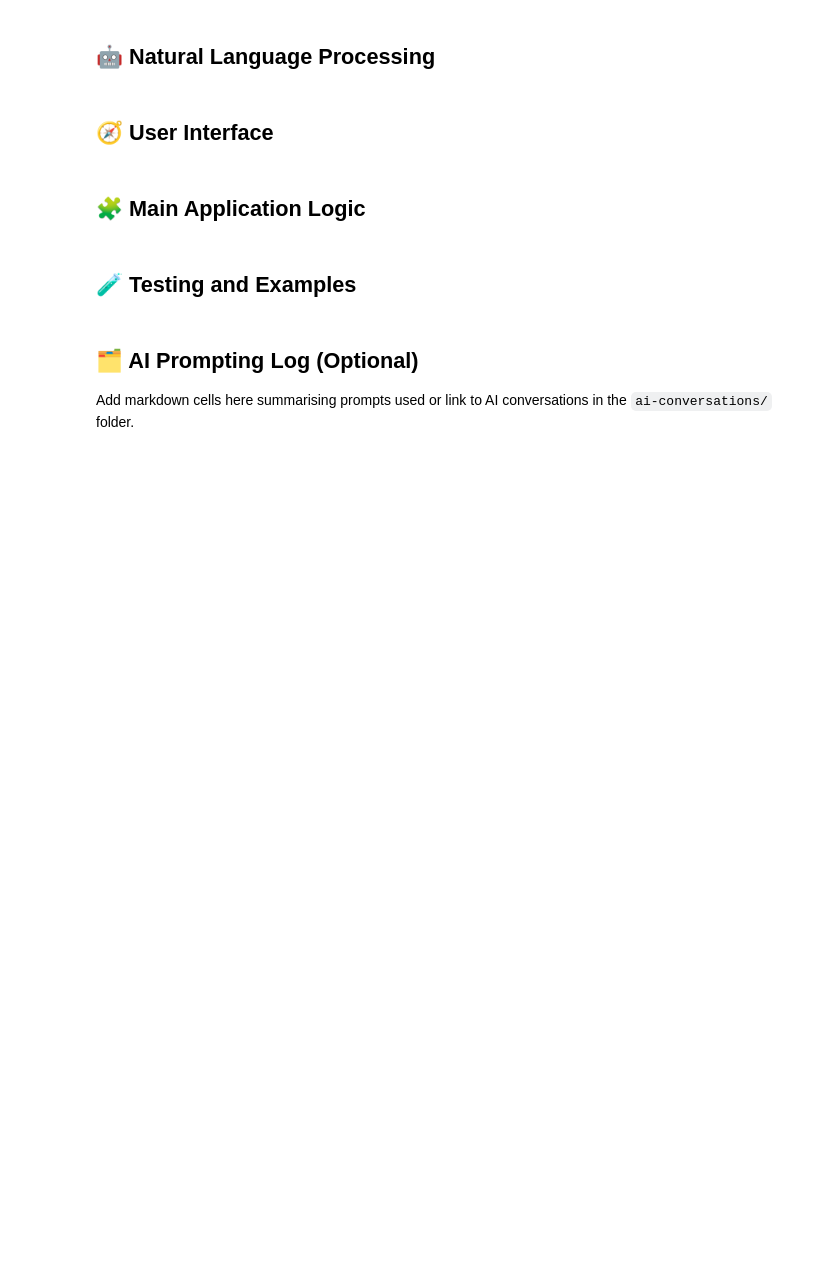
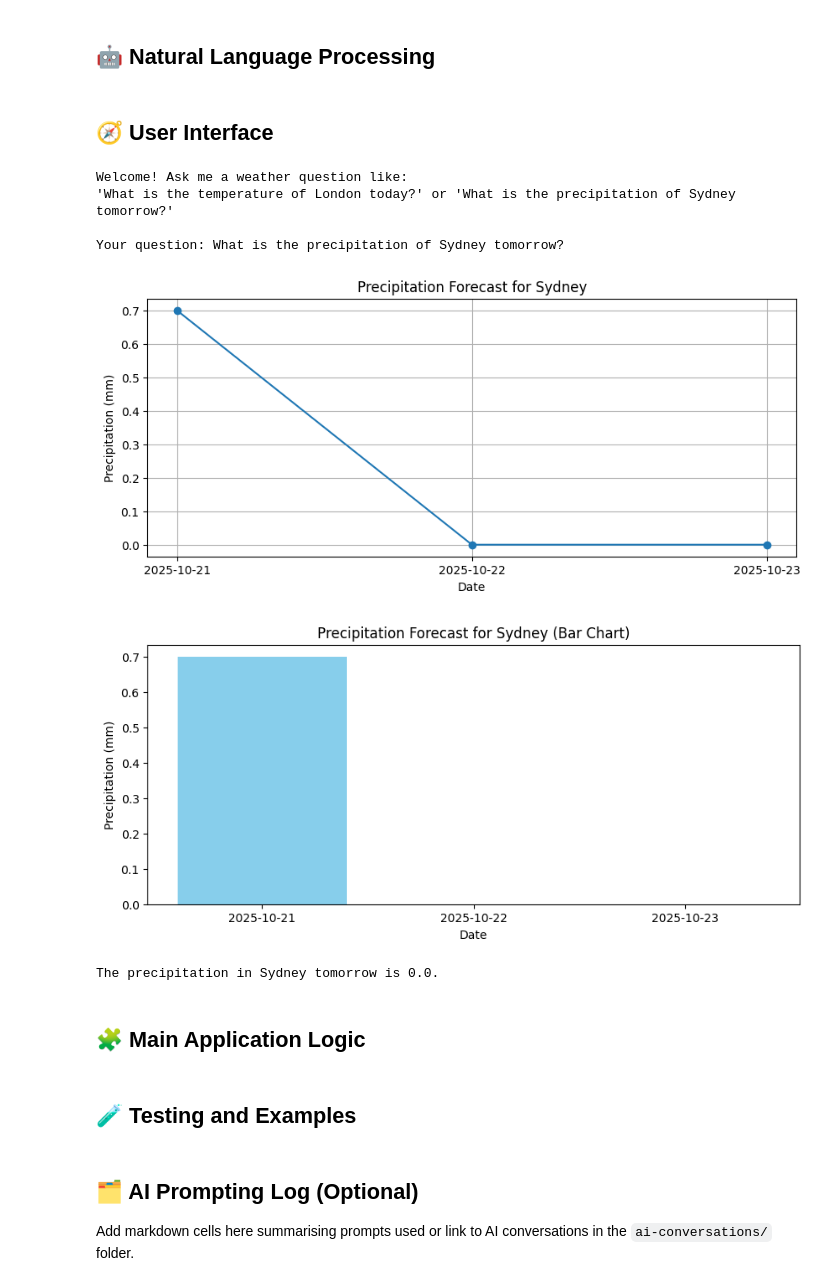
Before and after one commit to NurMohammad-collab/Nur_Mohammad, a Jupyter notebook: starter_notebook.ipynb, the cells around one changed output. Drawn from its saved outputs; the diff is of its cells as text; code cells hidden in the pictures; blank space fills up the shorter version.

Commit message:
main function and questions

```diff
--- a/starter_notebook.ipynb
+++ b/starter_notebook.ipynb
@@ -164,7 +162,3 @@ def create_precipitation_visualisation(weather_data, output_type='display'):
         print("Precipitation graph saved as 'precipitation_plot.png'.")
 
     plt.close()
-# %%
-weather_data = get_weather_data('perth',4)
-print(weather_data)
-print(create_precipitation_visualisation(weather_data))
@@ -175,15 +165,2 @@ None
 # %% [markdown]
 ## 🤖 Natural Language Processing
-# %%
-# Define parse_weather_question() and generate_weather_response() here
-def parse_weather_question(question):
-    """
-    Parse a natural language weather question.
-
-    Args:
-        question (str): User's weather-related question
-
-    Returns:
-        dict: Extracted information including location, time period, and weather attribute
-    """
-    pass
@@ -194,2 +201,36 @@ def parse_weather_question(question):
+# %%
+# Define menu functions using pyinputplus or ipywidgets here
+
+# --- Step 3: Main function with pyinputplus ---
+def main():
+    print("Welcome! Ask me a weather question like:")
+    print("'What is the temperature of London today?' or 'What is the precipitation of Sydney tomorrow?'")
+
+    # Take user input
+    question = pyip.inputStr(prompt="\nYour question: ")
+
+
+    # Parse question
+    parsed_q = parse_weather_question(question)
+
+    location = parsed_q['location']
+    weather_data = get_weather_data(location, 3)
+    # Generate response
+    response_text = generate_weather_response(parsed_q, weather_data)
+
+    # Print response
+    print("\n" + response_text)
+
+# Run main
+if __name__ == "__main__":
+    main()
+# %% [output]
+Welcome! Ask me a weather question like:
+'What is the temperature of London today?' or 'What is the precipitation of Sydney tomorrow?'
+
+Your question: What is the precipitation of Sydney tomorrow?
+[figure, added]
+[figure, added]
+The precipitation in Sydney tomorrow is 0.0.
 # %% [markdown]
 ## 🧩 Main Application Logic
```
Also changed, not shown: parts of 7 cells of this notebook.
